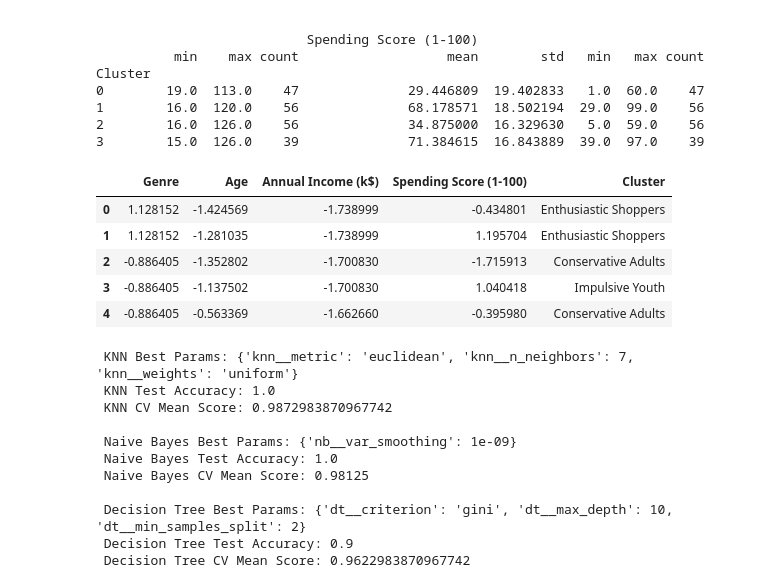
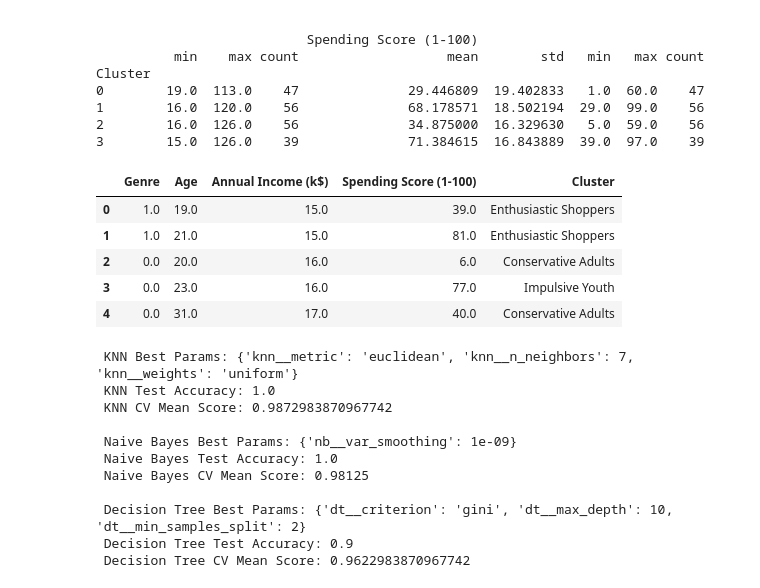
Before and after one commit to Hashir-Ashraf-Awan/Ebryx_ML, a Jupyter notebook: Week03/14-07-25.ipynb, the cells around one changed output. Drawn from its saved outputs; the diff is of its cells as text; code cells hidden in the pictures.

```diff
--- a/Week03/14-07-25.ipynb
+++ b/Week03/14-07-25.ipynb
@@ -180,13 +180,16 @@ cluster_labels = {
 df_scaled['Cluster'] =df_scaled['Cluster'].map(cluster_labels)
 # %%
 df_scaled.head()
+d=pd.DataFrame(scaler.inverse_transform(df_scaled.drop(['Cluster'], axis=1)), columns=df_scaled.drop(['Cluster'], axis=1).columns)
+d['Cluster']=df_scaled['Cluster']
+d.head()
 # %% [output]
 |  | Genre | Age | Annual Income (k$) | Spending Score (1-100) | Cluster |
-| 0 | 1.128152 | -1.424569 | -1.738999 | -0.434801 | Enthusiastic Shoppers |
-| 1 | 1.128152 | -1.281035 | -1.738999 | 1.195704 | Enthusiastic Shoppers |
-| 2 | -0.886405 | -1.352802 | -1.700830 | -1.715913 | Conservative Adults |
-| 3 | -0.886405 | -1.137502 | -1.700830 | 1.040418 | Impulsive Youth |
-| 4 | -0.886405 | -0.563369 | -1.662660 | -0.395980 | Conservative Adults |
+| 0 | 1.0 | 19.0 | 15.0 | 39.0 | Enthusiastic Shoppers |
+| 1 | 1.0 | 21.0 | 15.0 | 81.0 | Enthusiastic Shoppers |
+| 2 | 0.0 | 20.0 | 16.0 | 6.0 | Conservative Adults |
+| 3 | 0.0 | 23.0 | 16.0 | 77.0 | Impulsive Youth |
+| 4 | 0.0 | 31.0 | 17.0 | 40.0 | Conservative Adults |
 # %%
 features = df_scaled.drop(['Cluster'], axis=1)
 target = df_scaled['Cluster']
```
Also changed, not shown: 1 other file.
